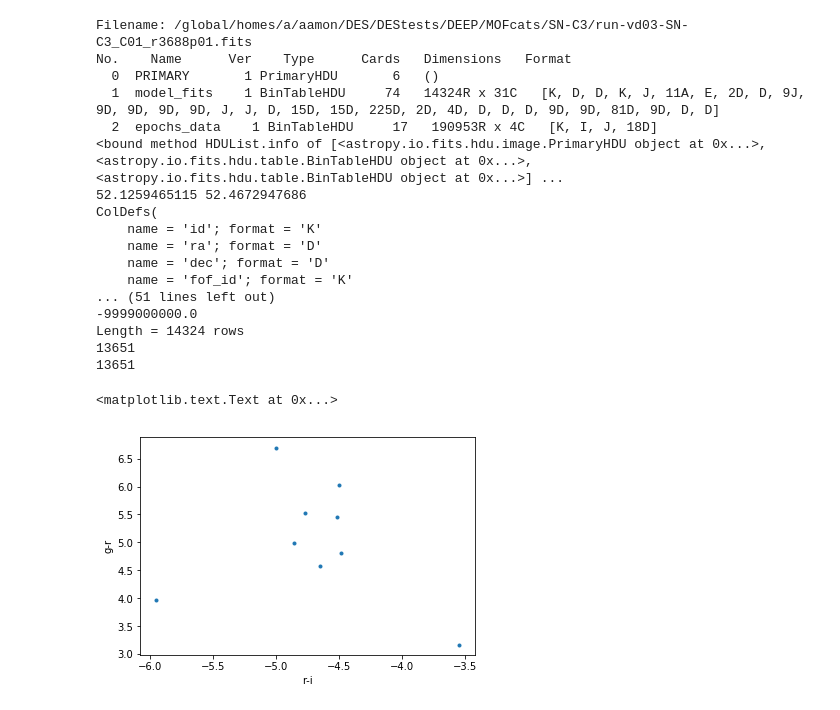
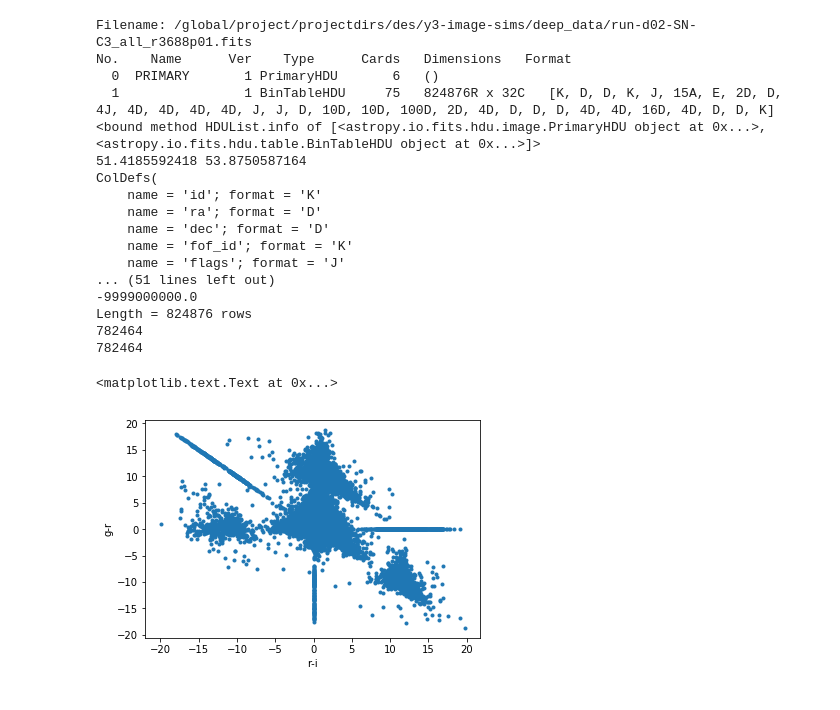
Before and after one commit to des-science/DEEP, a Jupyter notebook: TestPhotometry_deep.ipynb, the cells around one changed output. Cells and saved outputs as stored; diff of their text form; code cells hidden in the pictures.

```diff
--- a/TestPhotometry_deep.ipynb
+++ b/TestPhotometry_deep.ipynb
@@ -24,7 +21,7 @@ from astropy.table import Table,join
 # %%
 #read in Erin's catalogue
 cosmosfile='/global/homes/a/aamon/DES/DEStests/DEEP/MOFcats/SN-C3/run-vd03-SN-C3_C01_r3688p01.fits'
-
+cosmosfile='/global/project/projectdirs/des/y3-image-sims/deep_data/run-d02-SN-C3_all_r3688p01.fits' #c3grizonly
 data = fits.open(cosmosfile)
 data.info()
 print(data.info)
@@ -34,58 +31,85 @@ print(min(deep['ra']),max(deep['ra']))
 cols = data[1].columns
 print(cols)
 
-print(deep['bdf_mag'][:,2]) #ugriz YJHKs
+print(deep['bdf_mag'][:,2]) #u gri z YJHKs
 #print(len(deep['mag_auto']))
 
+#ASSUMING MAGS ARE UGRI Z YJHKS
 deepra=deep['ra']
 deepdec=deep['dec']
-deepu=deep['bdf_mag'][:,0]
-deepr=deep['bdf_mag'][:,2]
-deepi=deep['bdf_mag'][:,3]
+#deepu=deep['bdf_mag'][:,0]
+deepg=deep['bdf_mag'][:,0]
+deepr=deep['bdf_mag'][:,1]
+deepi=deep['bdf_mag'][:,2]
+deepz=deep['bdf_mag'][:,3]
 
+#SCALE CUTS
 deepra=deepra[deepr>0]
 deepdec=deepdec[deepr>0]
-deepu=deepu[deepr>0]
+#deepu=deepu[deepr>0]
 deepi=deepi[deepr>0]
+deepg=deepg[deepr>0]
 deepr=deepr[deepr>0]
+
 print(len(deepra))
 deepra=deepra[deepi>0]
 deepdec=deepdec[deepi>0]
-deepu=deepu[deepi>0]
+#deepu=deepu[deepi>0]
 deepr=deepr[deepi>0]
+deepg=deepg[deepi>0]
 deepi=deepi[deepi>0]
+
+deepra=deepra[deepg>0]
+deepdec=deepdec[deepg>0]
+#deepu=deepu[deepg>0]
+deepr=deepr[deepg>0]
+deepi=deepi[deepg>0]
+deepg=deepg[deepg>0]
+
+"""deepra=deepra[deepz>0]
+deepdec=deepdec[deepz>0]
+#deepu=deepu[deepz>0]
+deepr=deepr[deepz>0]
+deepi=deepi[deepz>0]
+deepg=deepg[deepz>0]"""
+
+"""deepra=deepra[deepu>0]
+deepdec=deepdec[deepu>0]
+deepr=deepr[deepu>0]
+deepi=deepi[deepu>0]
+deepg=deepg[deepu>0]
+deepu=deepu[deepu>0]"""
+
 print(len(deepra))
 
 #print(deep['id'])
 #print(deep['ra'])
-
-#ASSUMING MAGS ARE UGRI YJHKS
 # %% [output]
-Filename: /global/homes/a/aamon/DES/DEStests/DEEP/MOFcats/SN-C3/run-vd03-SN-C3_C01_r3688p01.fits
+Filename: /global/project/projectdirs/des/y3-image-sims/deep_data/run-d02-SN-C3_all_r3688p01.fits
 No.    Name      Ver    Type      Cards   Dimensions   Format
   0  PRIMARY       1 PrimaryHDU       6   ()
-  1  model_fits    1 BinTableHDU     74   14324R x 31C   [K, D, D, K, J, 11A, E, 2D, D, 9J, 9D, 9D, 9D, 9D, J, J, D, 15D, 15D, 225D, 2D, 4D, D, D, D, 9D, 9D, 81D, 9D, D, D]
-  2  epochs_data    1 BinTableHDU     17   190953R x 4C   [K, I, J, 18D]
-<bound method HDUList.info of [<astropy.io.fits.hdu.image.PrimaryHDU object at 0x...>, <astropy.io.fits.hdu.table.BinTableHDU object at 0x...>, <astropy.io.fits.hdu.table.BinTableHDU object at 0x...>] ...
-52.1259465115 52.4672947686
+  1                1 BinTableHDU     75   824876R x 32C   [K, D, D, K, J, 15A, E, 2D, D, 4J, 4D, 4D, 4D, 4D, J, J, D, 10D, 10D, 100D, 2D, 4D, D, D, D, 4D, 4D, 16D, 4D, D, D, K]
+<bound method HDUList.info of [<astropy.io.fits.hdu.image.PrimaryHDU object at 0x...>, <astropy.io.fits.hdu.table.BinTableHDU object at 0x...>]>
+51.4185592418 53.8750587164
 ColDefs(
     name = 'id'; format = 'K'
     name = 'ra'; format = 'D'
     name = 'dec'; format = 'D'
     name = 'fof_id'; format = 'K'
+    name = 'flags'; format = 'J'
 ... (51 lines left out)
 -9999000000.0
-Length = 14324 rows
-13651
-13651
+Length = 824876 rows
+782464
+782464
 # %%
 #colour-colour
-plt.scatter(deep['bdf_mag'][2]-deep['bdf_mag'][3],deep['bdf_mag'][1]-deep['bdf_mag'][2], marker='.') #,markersize=10 )
+plt.scatter(deepr-deepi,deepg-deepr, marker='.') #,markersize=10 )
 plt.xlabel('r-i')
 plt.ylabel('g-r')
 # %% [output]
 <matplotlib.text.Text at 0x...>
-[figure, old version]
+[figure, new version]
 # %%
 #read in gold
 catname = '/global/cscratch1/sd/troxel/cats_des_y3/Y3_mastercat_v2_6_20_18.h5'
```
Also changed, not shown: parts of 12 cells of this notebook, 1 other file.
